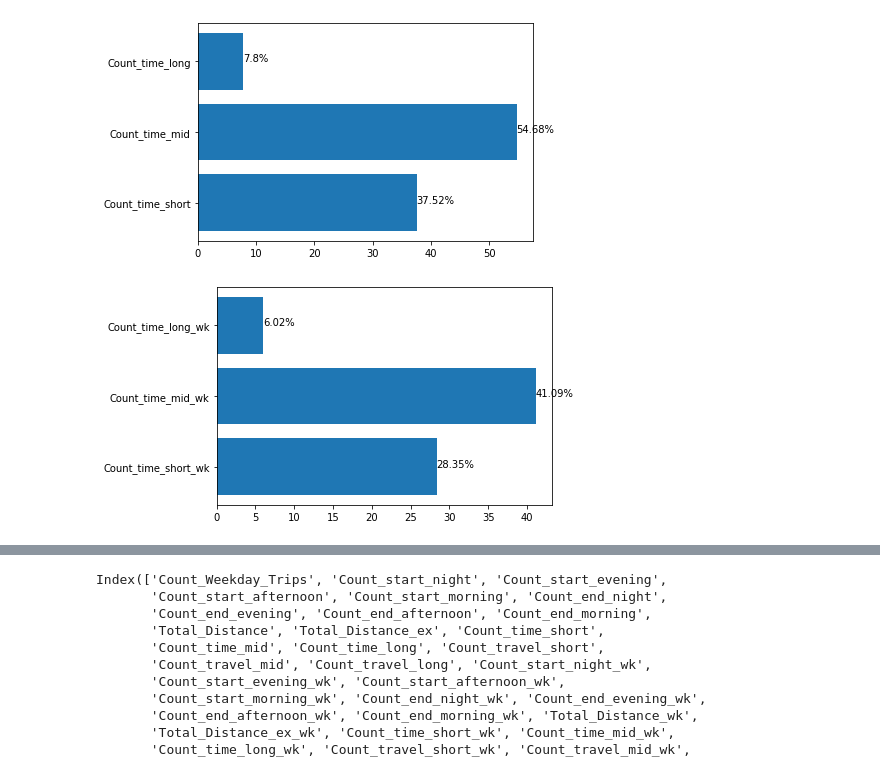
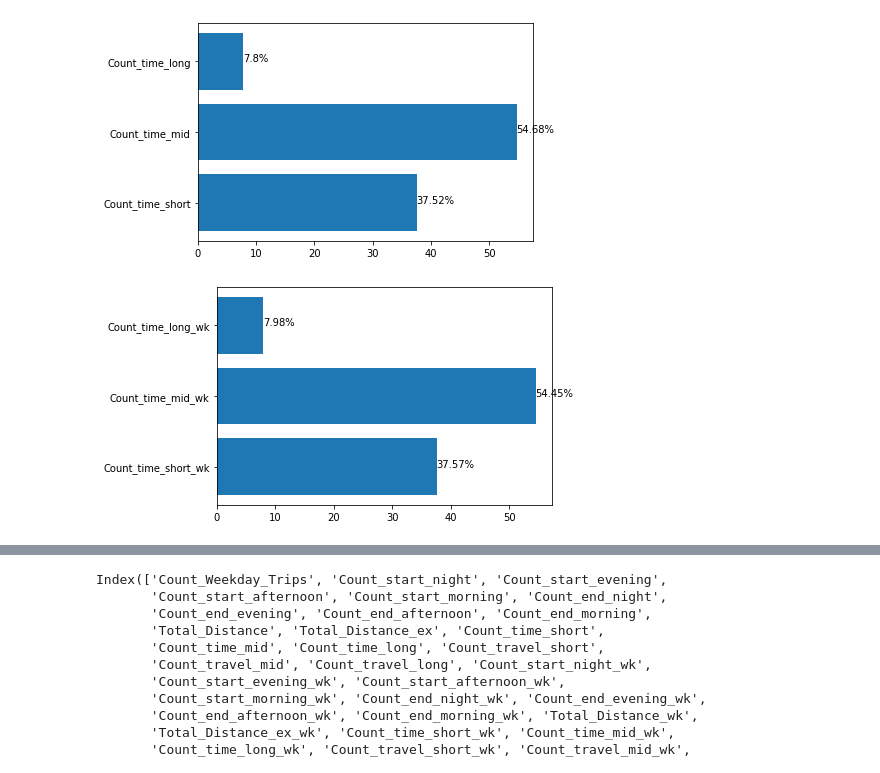
Before and after one commit to arashk1990/covid19mobility, a Jupyter notebook: feature_analysis.ipynb, the cells around one changed output, grey strips where cells are left out. Drawn from its saved outputs; the diff is of its cells as text; code cells hidden in the pictures.

```diff
--- a/feature_analysis.ipynb
+++ b/feature_analysis.ipynb
@@ -424,17 +447,17 @@ plt.show()
 # %%
 #trip time: weekdays
 #short: less than 15 min
 #mid: 15 min to 1hr
 #long: more than 1 hr
 x = ['Count_time_short_wk','Count_time_mid_wk', 'Count_time_long_wk']
 
 y = round(mobility[['Count_time_short_wk','Count_time_mid_wk','Count_time_long_wk']].sum()\
-          /total_trips*100,2)
+          /total_trips_weekday*100,2)
 plt.barh(x, y)
 
 for index, value in enumerate(y):
     plt.text(value, index,str(value)+'%')
 
 plt.show()
 # %% [output]
-[figure, old version]
+[figure, new version]
```
Also changed, not shown: parts of 5 cells of this notebook.
